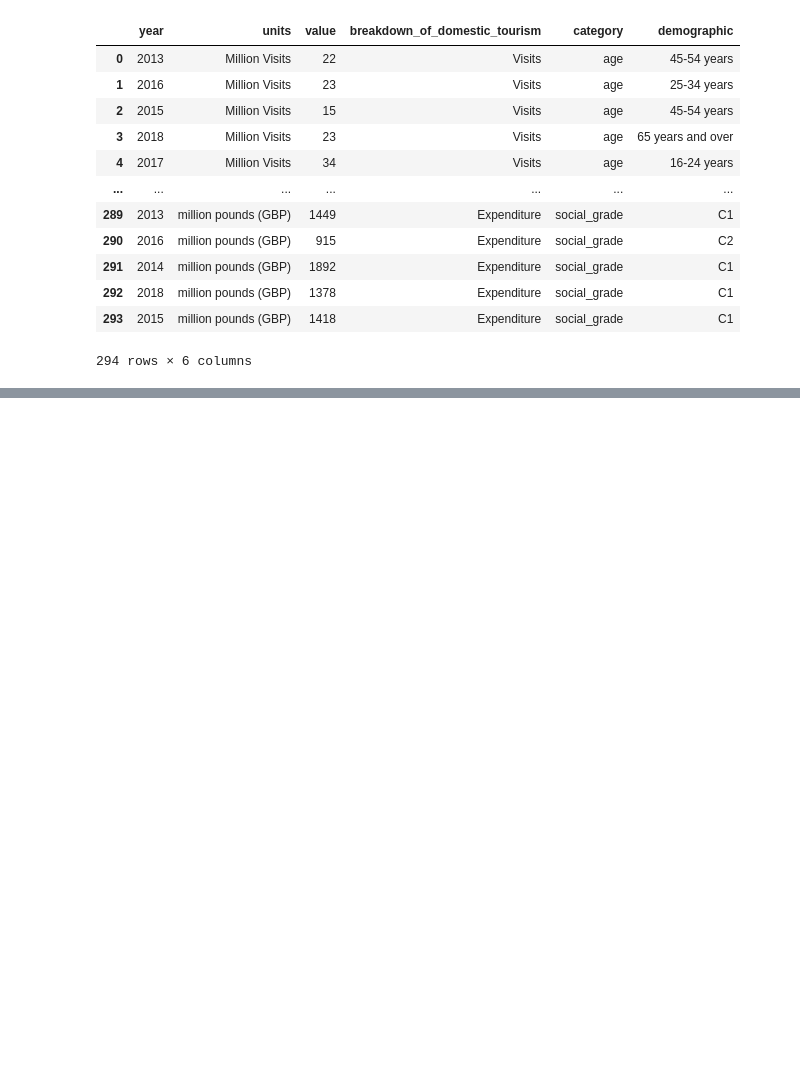
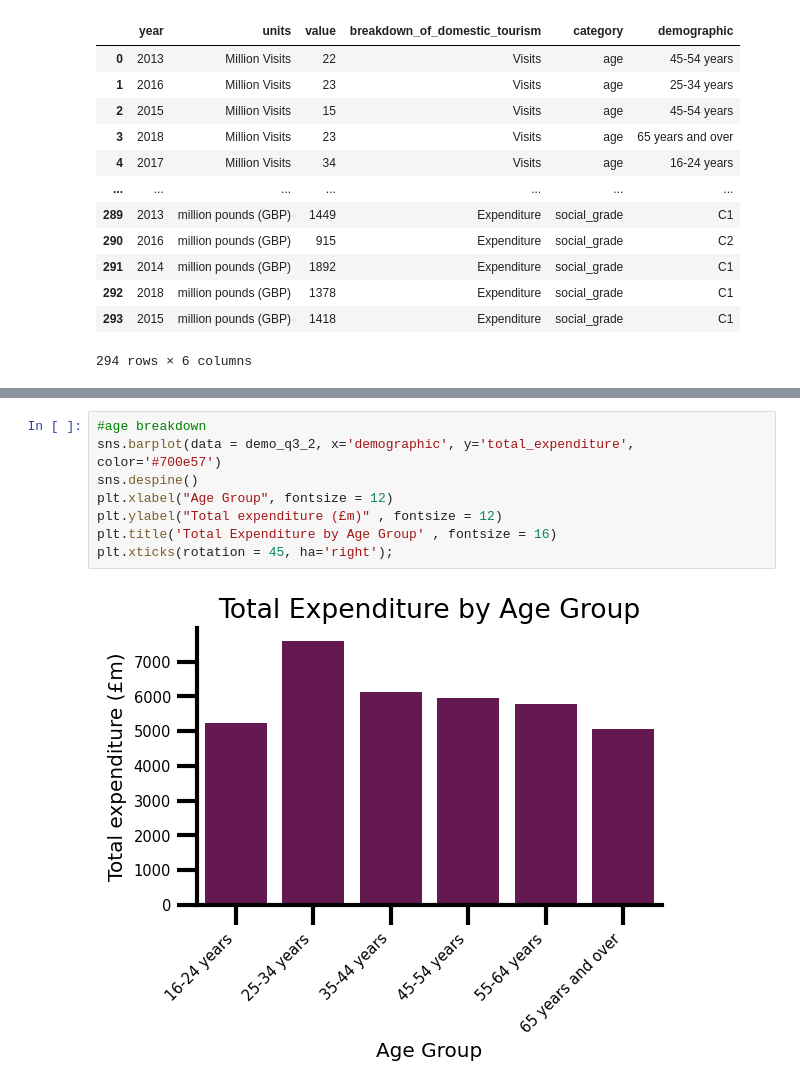
Before and after one commit to mjmarr/visit_scotland_final_project, a Jupyter notebook: Analysis.ipynb, the cells around one changed output, grey strips where cells are left out. Cells and saved outputs as stored; diff of their text form; blank space fills up the shorter version.

```diff
--- a/Analysis.ipynb
+++ b/Analysis.ipynb
@@ -314,0 +389,10 @@ plt.title('Total Expenditure by Demographic Categories' , fontsize = 16);
+# %%
+#age breakdown
+sns.barplot(data = demo_q3_2, x='demographic', y='total_expenditure', color='#700e57')
+sns.despine()
+plt.xlabel("Age Group", fontsize = 12)
+plt.ylabel("Total expenditure (£m)" , fontsize = 12)
+plt.title('Total Expenditure by Age Group' , fontsize = 16)
+plt.xticks(rotation = 45, ha='right');
+# %% [output]
+[figure, added]
```
Also changed, not shown: parts of 31 cells of this notebook.
